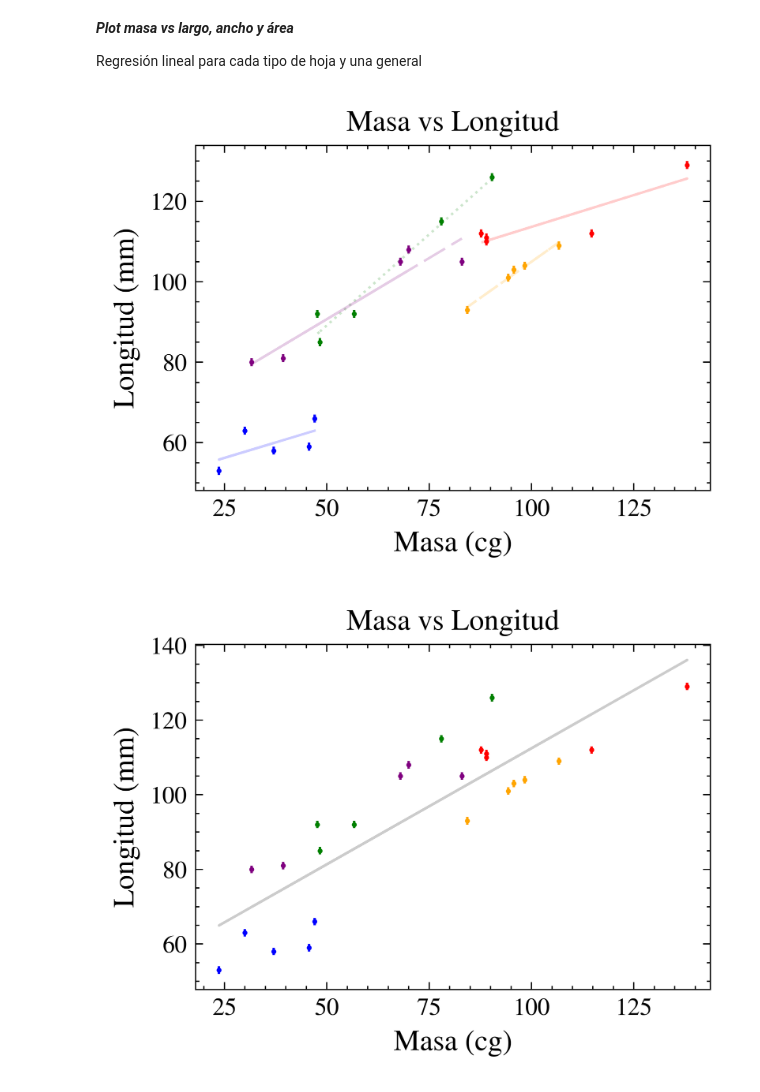
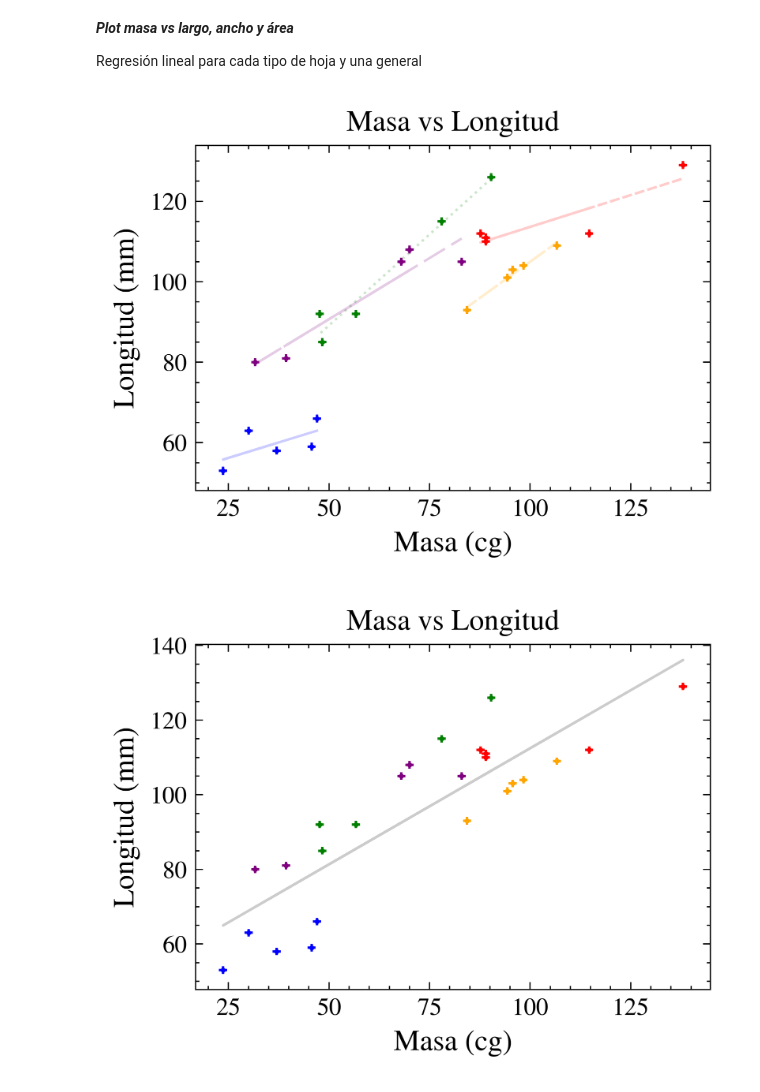
Before and after one commit to ignaschuemer7/Labo_I-Fisica_I, a Jupyter notebook: stats.ipynb, the cells around one changed output. Saved outputs shown, nothing was run; the diff lists cells and outputs as text; code cells hidden in the pictures.

```diff
--- a/stats.ipynb
+++ b/stats.ipynb
@@ -40,33 +40,58 @@ Regresión lineal para cada tipo de hoja y una general
 # %%
 diameter_points = 1
 tol = 1
+sistematicWeightError = (3* (0.1**2))**0.5
+sigmaWeightMeanError = 1
+
 clases = [(cA, 'Class A', 'blue'), (cB, 'Class B','green'), (cC, 'Class C', 'red'), (cD, 'Class D', 'orange'), (cE, 'Class E', 'purple')]
 for clase in clases:
-    plt.errorbar(clase[0]['weight']*100, clase[0]['length'], xerr=0, yerr=tol, fmt='o', label=clase[1], ms=diameter_points, color=clase[2], alpha=1)
+    massError = (sistematicWeightError**2 + sigmaWeightMeanError**2)**0.5
+    plt.errorbar(clase[0]['weight']*100, clase[0]['length'], xerr=massError, yerr=tol, fmt='o', label=clase[1], ms=diameter_points, color=clase[2], alpha=1)
     regression_coeffs = np.polyfit(clase[0]['weight']*100, clase[0]['length'], 1)
     regression_line = np.polyval(regression_coeffs, clase[0]['weight']*100)
-    plt.plot(clase[0]['weight']*100, regression_line, label='Linear Regression', alpha=0.2, color=clase[2])
+    plt.plot(clase[0]['weight']*100, regression_line, label='Regresión lineal', alpha=0.2, color=clase[2])
 plt.xlabel('Masa (cg)')
 plt.ylabel('Longitud (mm)')
 plt.title('Masa vs Longitud')
-#si queremos escala log
-# plt.xscale  ('log')
-# plt.yscale('log')
 plt.show()
 
 #plot only one regression
 for clase in clases:
-    plt.errorbar(clase[0]['weight']*100, clase[0]['length'], xerr=0, yerr=tol, fmt='o', label=clase[1], ms=diameter_points, color=clase[2], alpha=1)
+    massError = (sistematicWeightError**2 + sigmaWeightMeanError**2)**0.5
+    plt.errorbar(clase[0]['weight']*100, clase[0]['length'], xerr=massError, yerr=tol, fmt='o', label=clase[1], ms=diameter_points, color=clase[2], alpha=1)
 regression_coeffs = np.polyfit(df['weight']*100, df['length'], 1)
 regression_line = np.polyval(regression_coeffs, df['weight']*100)
-plt.plot(df['weight']*100, regression_line, label='Linear Regression', alpha=0.2, color='black')
+plt.plot(df['weight']*100, regression_line, label='Regresión lineal', alpha=0.2, color='black')
 plt.xlabel('Masa (cg)')
 plt.ylabel('Longitud (mm)')
 plt.title('Masa vs Longitud')
-#si queremos escala log
-# plt.xscale  ('log')
-# plt.yscale('log')
 plt.show()
+
+
+#regresión log log
+for clase in clases:
+
+    massError = (sistematicWeightError**2 + sigmaWeightMeanError**2)**0.5
+    plt.errorbar(clase[0]['weight'] * 100, clase[0]['length'], xerr=massError, yerr=tol, fmt='o', label=clase[1], ms=diameter_points, color=clase[2], alpha=1)
+
+# Calcular la regresión lineal para los datos combinados de todas las clases
+combined_weights = np.concatenate([clase[0]['weight'] * 100 for clase in clases])
+combined_lengths = np.concatenate([clase[0]['length'] for clase in clases])
+regression_coeffs = np.polyfit(np.log(combined_weights), np.log(combined_lengths), 1)
+regression_line = np.polyval(regression_coeffs, np.log(combined_weights))
+
+# Convertir la recta ajustada de regresión a la escala original
+regression_line_original = np.exp(regression_line)
+
+plt.plot(combined_weights, regression_line_original, label='Regresión lineal', alpha=0.2, color='black')
+plt.xlabel('Masa (cg)')
+plt.ylabel('Longitud (mm)')
+plt.title('Masa vs Longitud')
+# Configuración de la escala logarítmica
+plt.xscale('log')
+plt.yscale('log')
+# plt.legend()
+plt.show()
 # %% [output]
-[figure, old version]
+[figure, new version]
-[figure, old version]
+[figure, new version]
```
Also changed, not shown: parts of 5 cells of this notebook.
